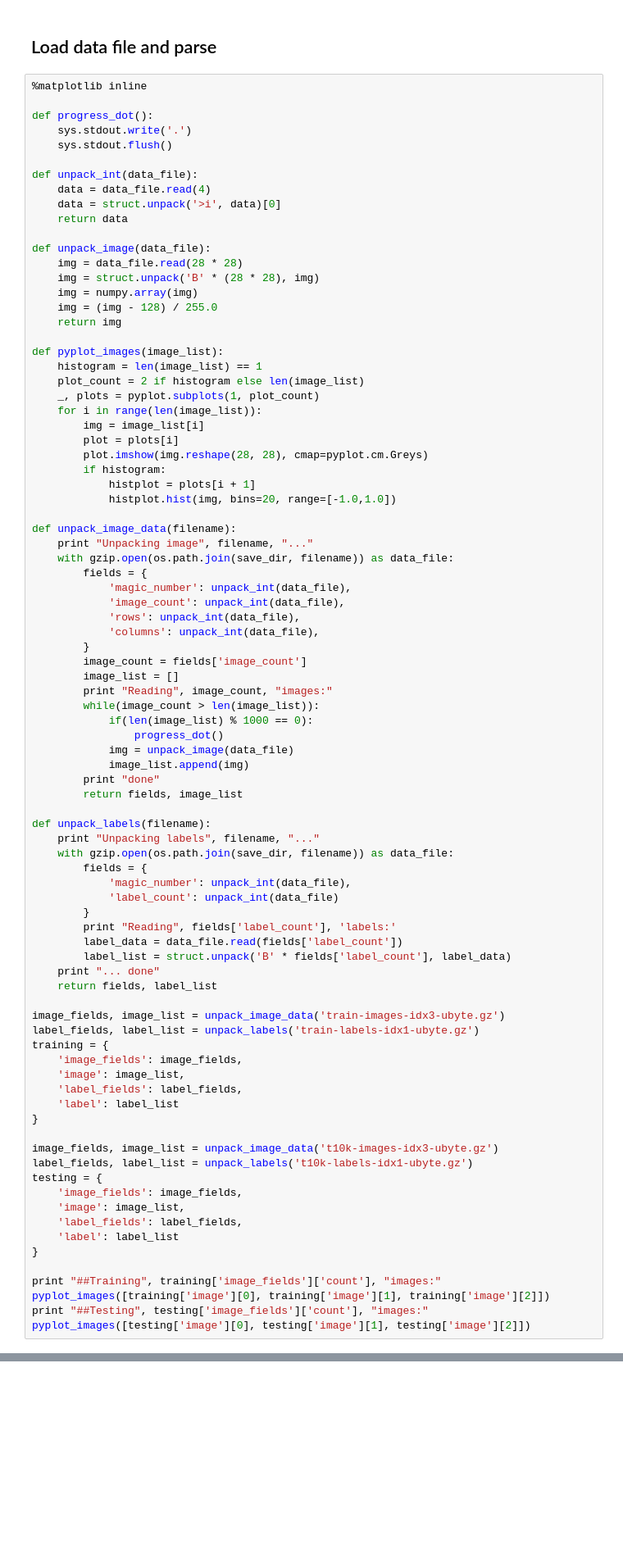
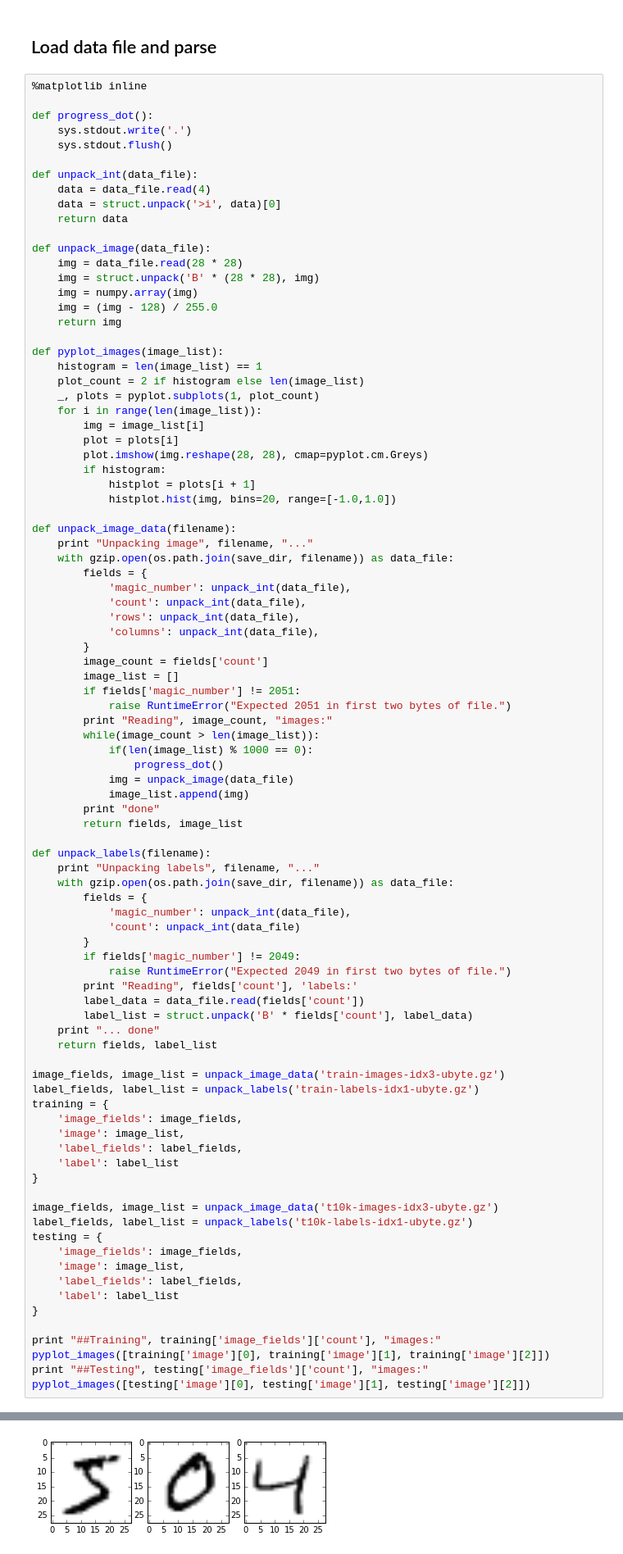
Before and after one commit to paulsuda/notebook-work, a Jupyter notebook: notebooks/Get Mnist.ipynb, the cells around one changed output, grey strips where cells are left out. Shown at 82% size. Cells and saved outputs as stored; diff of their text form; blank space fills up the shorter version.

```diff
--- a/notebooks/Get Mnist.ipynb
+++ b/notebooks/Get Mnist.ipynb
@@ -87,12 +83,14 @@ def unpack_image_data(filename):
     with gzip.open(os.path.join(save_dir, filename)) as data_file:
         fields = {
             'magic_number': unpack_int(data_file),
-            'image_count': unpack_int(data_file),
+            'count': unpack_int(data_file),
             'rows': unpack_int(data_file),
             'columns': unpack_int(data_file),
         }
-        image_count = fields['image_count']
+        image_count = fields['count']
         image_list = []
+        if fields['magic_number'] != 2051:
+            raise RuntimeError("Expected 2051 in first two bytes of file.")
         print "Reading", image_count, "images:"
         while(image_count > len(image_list)):
             if(len(image_list) % 1000 == 0):
@@ -107,11 +105,13 @@ def unpack_labels(filename):
     with gzip.open(os.path.join(save_dir, filename)) as data_file:
         fields = {
             'magic_number': unpack_int(data_file),
-            'label_count': unpack_int(data_file)
+            'count': unpack_int(data_file)
         }
-        print "Reading", fields['label_count'], 'labels:'
-        label_data = data_file.read(fields['label_count'])
-        label_list = struct.unpack('B' * fields['label_count'], label_data)
+        if fields['magic_number'] != 2049:
+            raise RuntimeError("Expected 2049 in first two bytes of file.")
+        print "Reading", fields['count'], 'labels:'
+        label_data = data_file.read(fields['count'])
+        label_list = struct.unpack('B' * fields['count'], label_data)
     print "... done"
     return fields, label_list
 
@@ -154,0 +155 @@ KeyError: 'count'
+[figure, added]
```
Also changed, not shown: parts of 4 cells of this notebook.
